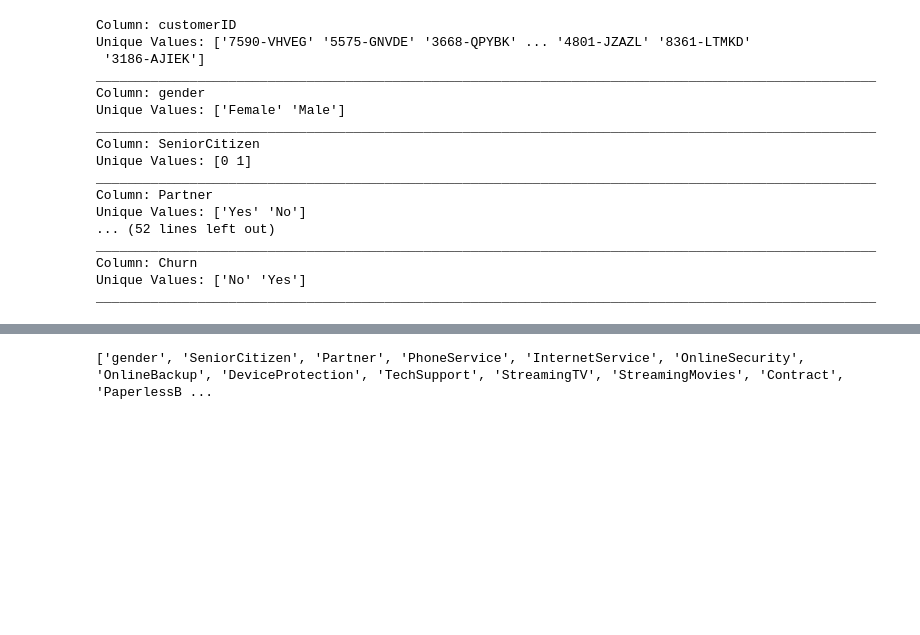
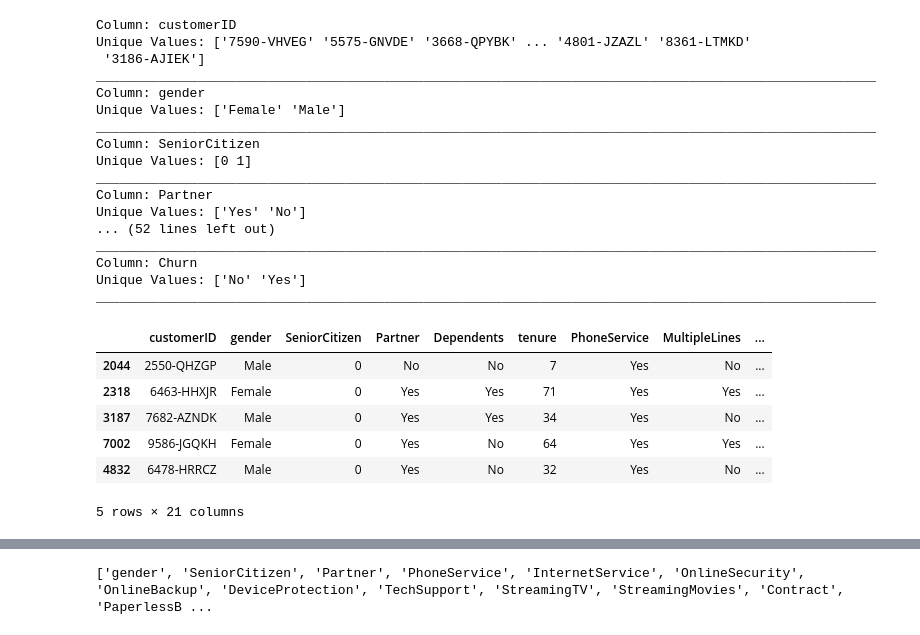
Before and after one commit to KartikAg13/telco_customer_churn, a Jupyter notebook: main.ipynb, the cells around one changed output, grey strips where cells are left out. Saved outputs shown, nothing was run; the diff lists cells and outputs as text; code cells hidden in the pictures; blank space fills up the shorter version.

```diff
--- a/main.ipynb
+++ b/main.ipynb
@@ -46,6 +65,18 @@ ________________________________________________________________________________
 Column: Churn
 Unique Values: ['No' 'Yes']
 ____________________________________________________________________________________________________
+# %%
+# Shuffle the data to reduce bias
+data = data.sample(frac=1)
+data.head()
+# %% [output]
+|  | customerID | gender | SeniorCitizen | Partner | Dependents | tenure | PhoneService | MultipleLines | ... |
+| 2044 | 2550-QHZGP | Male | 0 | No | No | 7 | Yes | No | ... |
+| 2318 | 6463-HHXJR | Female | 0 | Yes | Yes | 71 | Yes | Yes | ... |
+| 3187 | 7682-AZNDK | Male | 0 | Yes | Yes | 34 | Yes | No | ... |
+| 7002 | 9586-JGQKH | Female | 0 | Yes | No | 64 | Yes | Yes | ... |
+| 4832 | 6478-HRRCZ | Male | 0 | Yes | No | 32 | Yes | No | ... |
+5 rows × 21 columns
 # %%
 # Convert 'TotalCharges' to float
 data['TotalCharges'] = data['TotalCharges'].replace(' ', 0.0)
```
Also changed, not shown: parts of 29 cells of this notebook, 2 other files.
